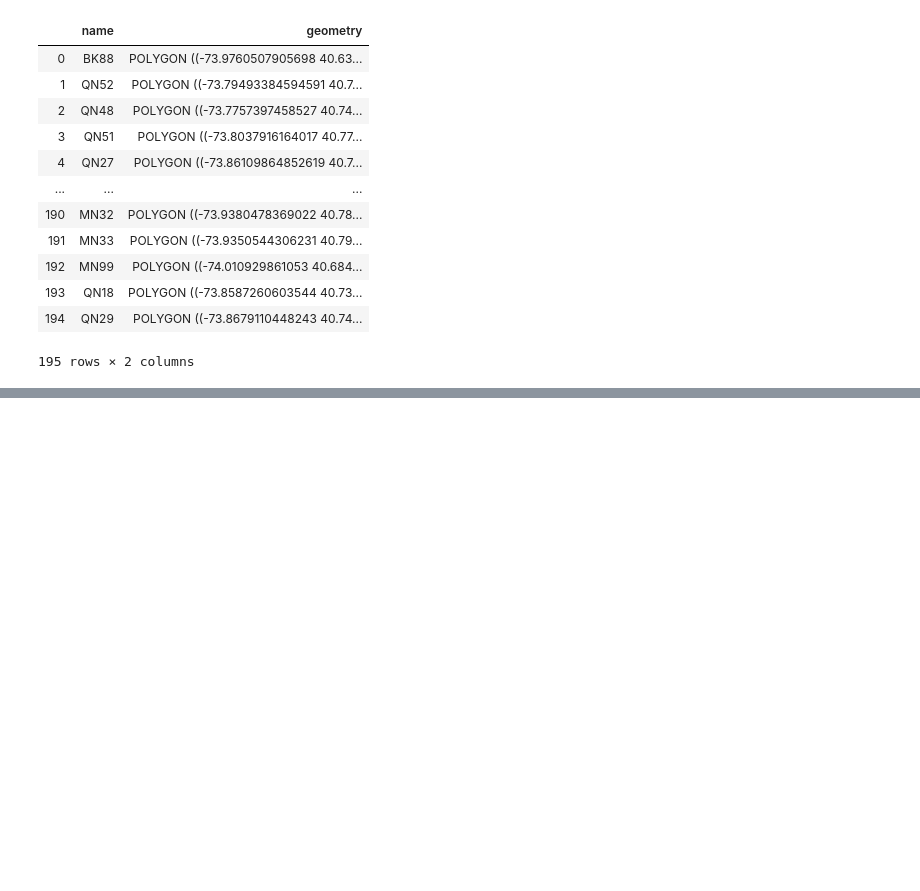
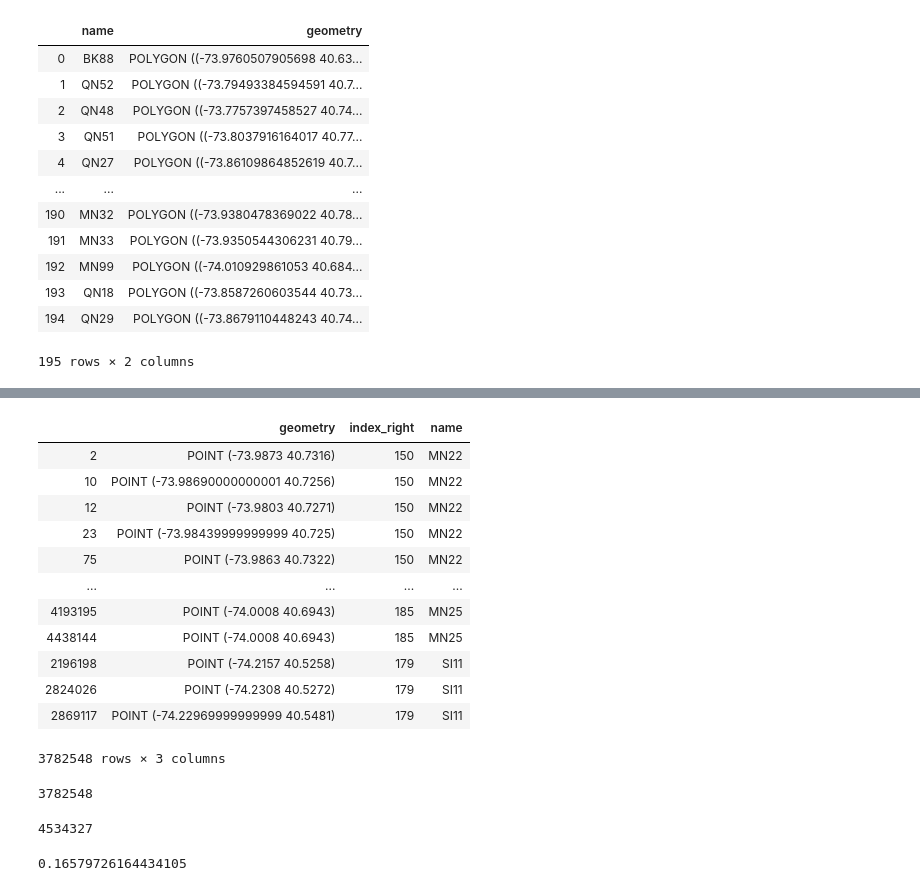
Before and after one commit to KamyNz/datathon-group15-project, a Jupyter notebook: week1/geographic functions.ipynb, the cells around one changed output, grey strips where cells are left out. Drawn from its saved outputs; the diff is of its cells as text; code cells hidden in the pictures; blank space fills up the shorter version.

Commit message:
joint between points and polys done

```diff
--- a/week1/geographic functions.ipynb
+++ b/week1/geographic functions.ipynb
@@ -164,0 +185,7 @@ uber2014
+# %%
+point_list = []
+for i in list(zip(list(uber2014['pickup_latitude']),list(uber2014['pickup_longitude']))):
+    point_list.append(Point(i[1],i[0]))
+point_list_df = pd.DataFrame(columns = ['geometry'], data = point_list)
+# point_list_df['geometry'] = point_list_df['geometry'].apply(wkt.loads)
+point_list_df
@@ -164,0 +222,3 @@ uber2014
+# %%
+points_gdf = geopandas.GeoDataFrame(point_list_df, geometry='geometry')
+print(points_gdf.head())
@@ -204,0 +288,32 @@ gdf
+# %%
+points = points_gdf
+polys = gdf
+pointInPoly = geopandas.sjoin(points, polys, op='within')
+# %%
+pointInPoly
+# %% [output]
+|  | geometry | index_right | name |
+| 2 | POINT (-73.9873 40.7316) | 150 | MN22 |
+| 10 | POINT (-73.98690000000001 40.7256) | 150 | MN22 |
+| 12 | POINT (-73.9803 40.7271) | 150 | MN22 |
+| 23 | POINT (-73.98439999999999 40.725) | 150 | MN22 |
+| 75 | POINT (-73.9863 40.7322) | 150 | MN22 |
+| ... | ... | ... | ... |
+| 4193195 | POINT (-74.0008 40.6943) | 185 | MN25 |
+| 4438144 | POINT (-74.0008 40.6943) | 185 | MN25 |
+| 2196198 | POINT (-74.2157 40.5258) | 179 | SI11 |
+| 2824026 | POINT (-74.2308 40.5272) | 179 | SI11 |
+| 2869117 | POINT (-74.22969999999999 40.5481) | 179 | SI11 |
+3782548 rows × 3 columns
+# %%
+len(pointInPoly)
+# %% [output]
+3782548
+# %%
+len(uber2014)
+# %% [output]
+4534327
+# %%
+1 - len(pointInPoly)/len(uber2014)
+# %% [output]
+0.16579726164434105
```
Also changed, not shown: parts of 9 cells of this notebook.
